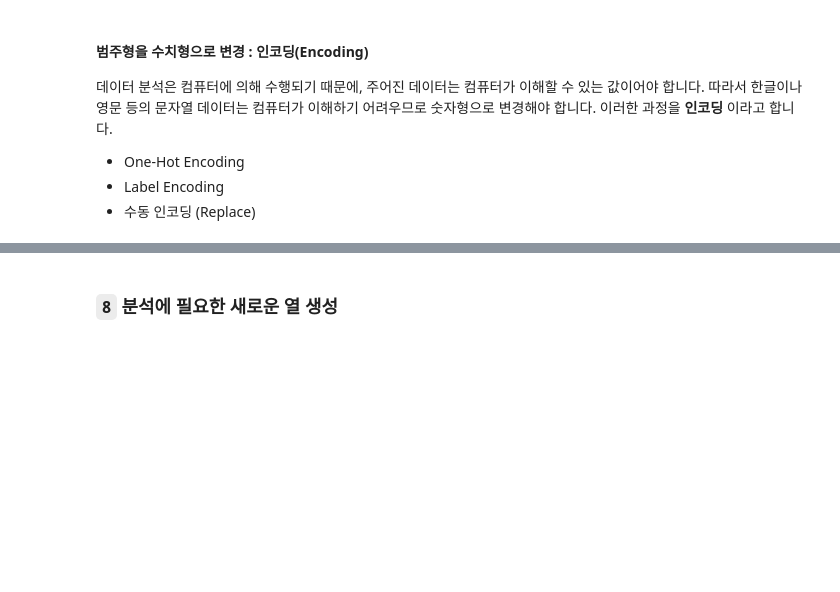
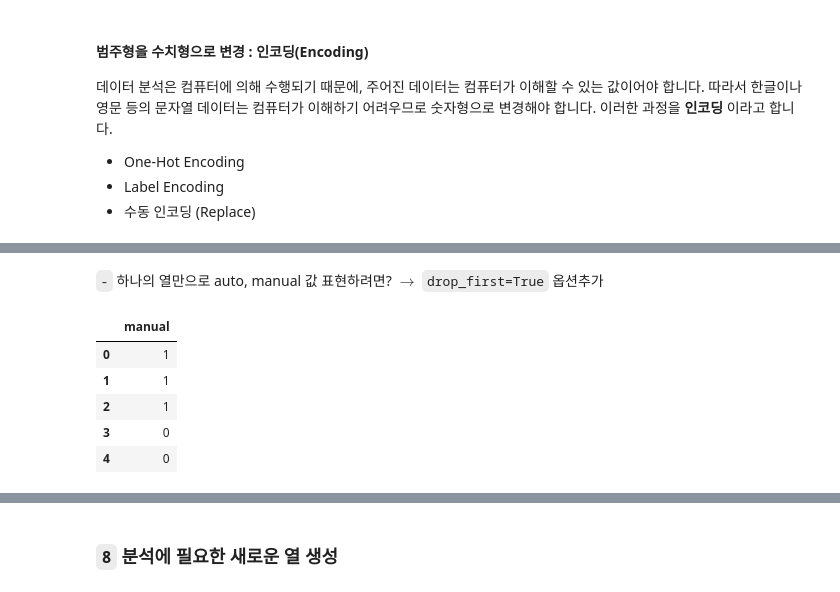
Before and after one commit to pinkocto/BP2022, a Jupyter notebook: _notebooks/2022-11-14-bigdata-test-study.ipynb, the cells around one changed output, grey strips where cells are left out. Cells and saved outputs as stored; diff of their text form; code cells hidden in the pictures; blank space fills up the shorter version.

```diff
--- a/_notebooks/2022-11-14-bigdata-test-study.ipynb
+++ b/_notebooks/2022-11-14-bigdata-test-study.ipynb
@@ -615,0 +640,11 @@ dtype('int64')
+# %% [markdown]
+`-` 하나의 열만으로 auto, manual 값 표현하려면? $\to$ `drop_first=True` 옵션추가
+# %%
+pd.get_dummies(X['am'], drop_first=True).head()
+# %% [output]
+|  | manual |
+| 0 | 1 |
+| 1 | 1 |
+| 2 | 1 |
+| 3 | 0 |
+| 4 | 0 |
```
Also changed, not shown: parts of 6 cells of this notebook.
